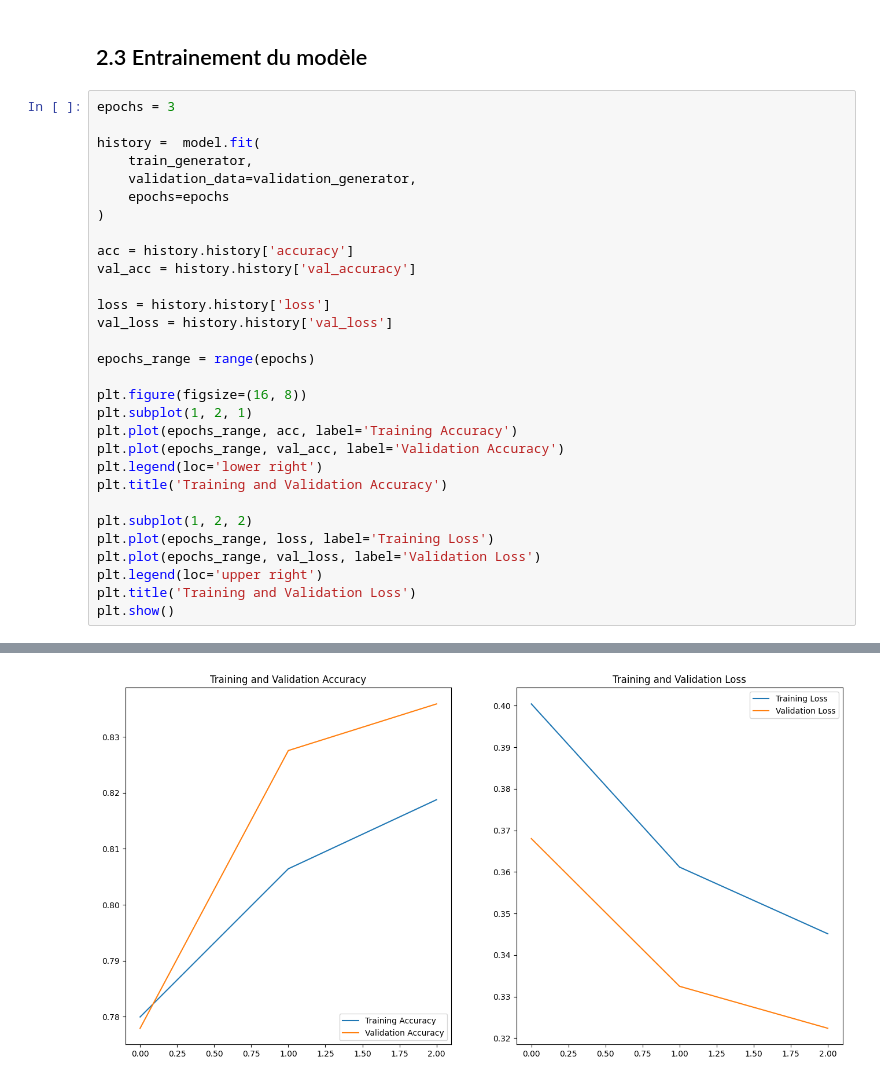
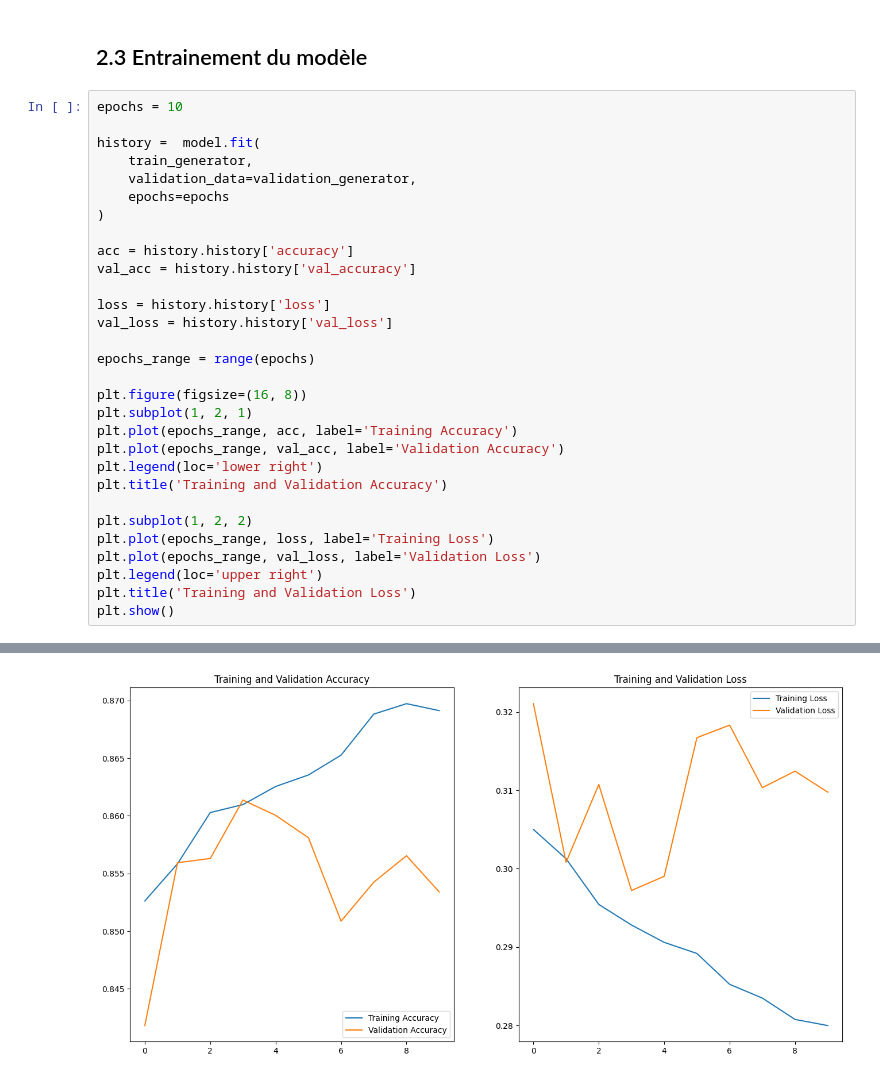
Before and after one commit to Xavier-Labarbe/leyenda, a Jupyter notebook: Projet/Livrable1/leyenda_generators.ipynb, the cells around one changed output, grey strips where cells are left out. Drawn from its saved outputs; the diff is of its cells as text.

```diff
--- a/Projet/Livrable1/leyenda_generators.ipynb
+++ b/Projet/Livrable1/leyenda_generators.ipynb
@@ -157,7 +155,7 @@ model.compile(
 # %% [markdown]
 ## 2.3 Entrainement du modèle
 # %%
-epochs = 3
+epochs = 10
 
 history =  model.fit(
     train_generator,
@@ -196,4 +208,4 @@ Epoch 3/3
-[figure, old version]
+[figure, new version]
 # %%
 from keras.utils import plot_model
 plot_model(model, show_shapes=True)
```
Also changed, not shown: parts of 6 cells of this notebook, 1 other file.
